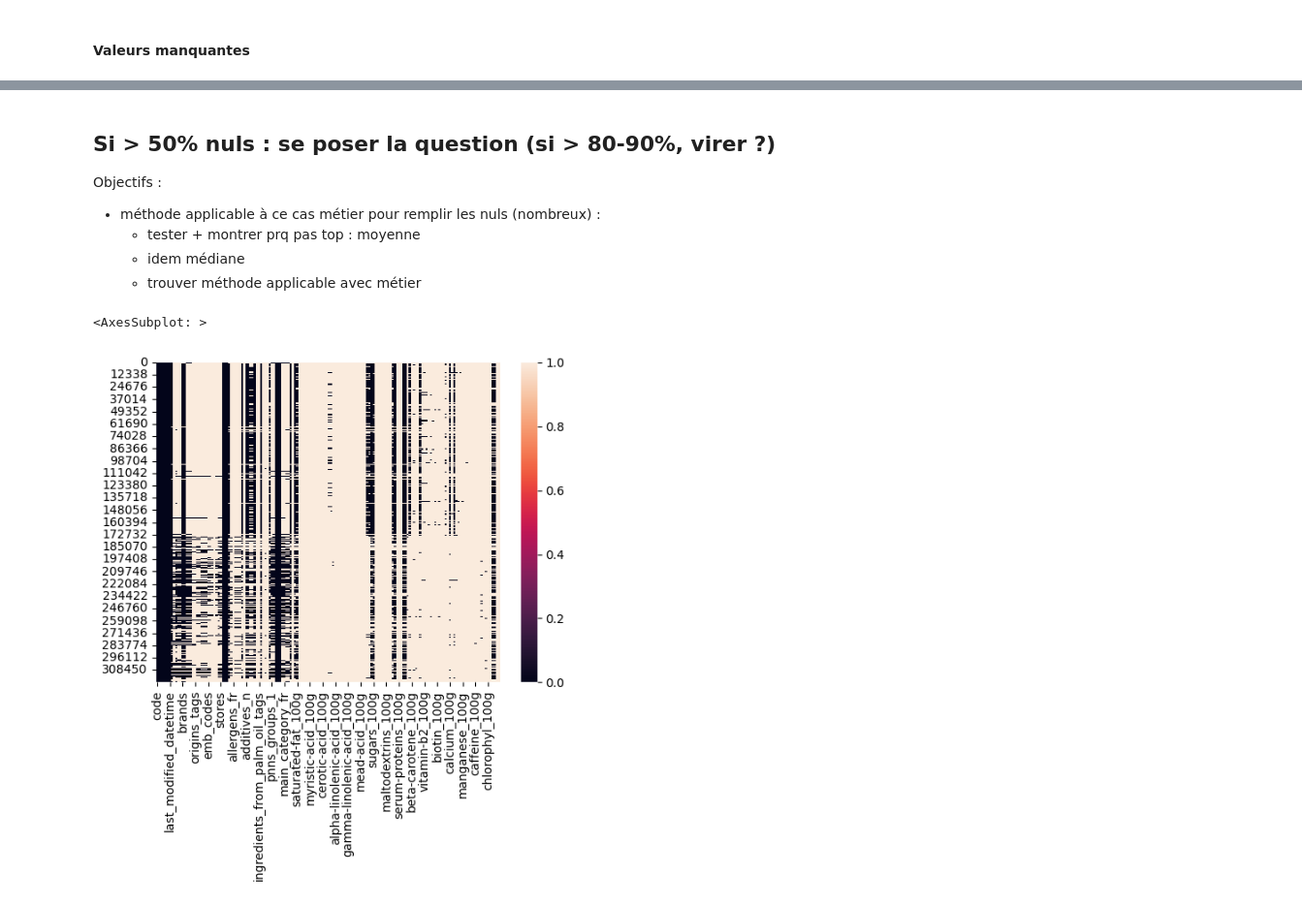
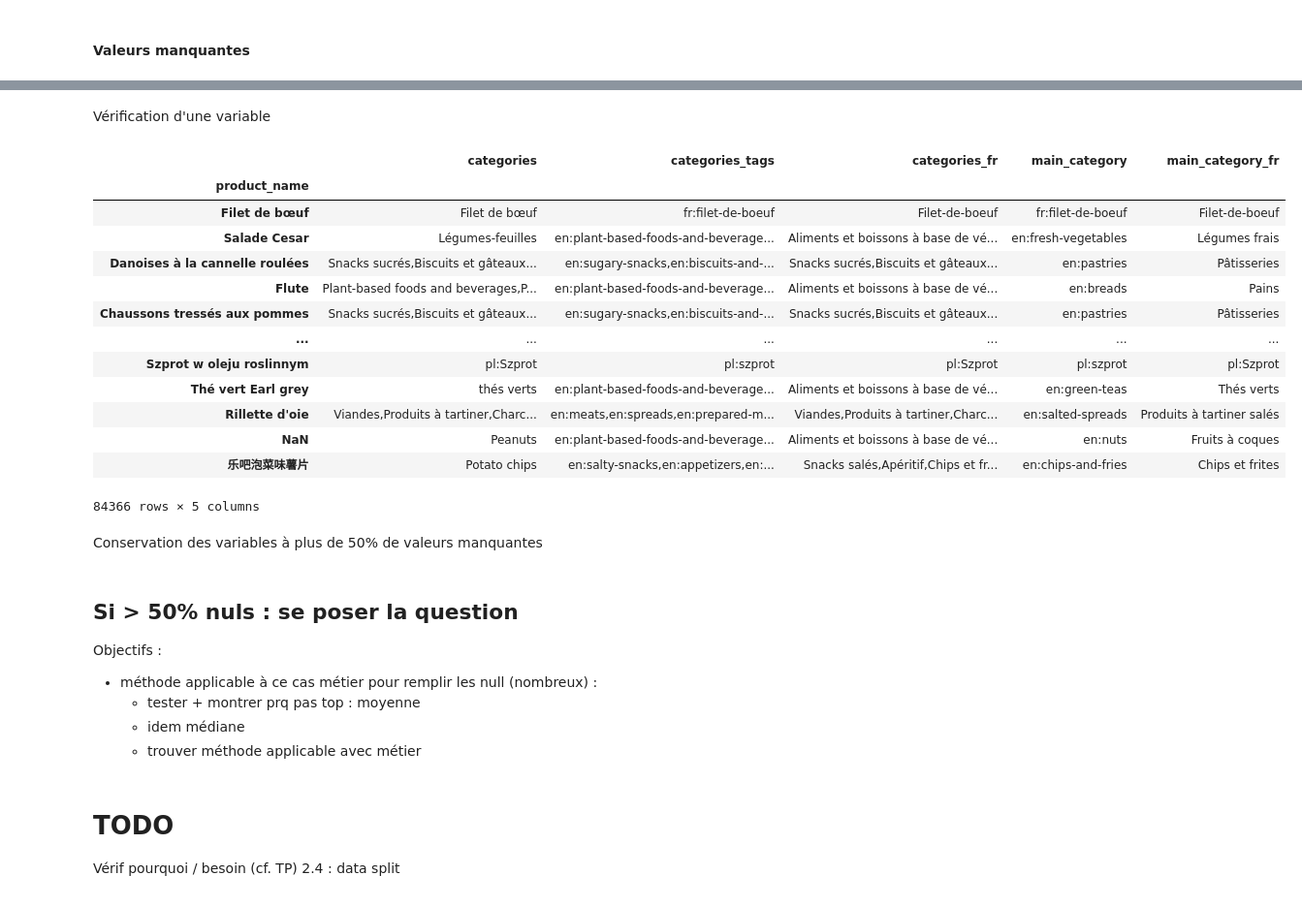
Before and after one commit to sycod/OC_projects, a Jupyter notebook: P2/P2 analyse exploratoire.ipynb, the cells around one changed output, grey strips where cells are left out. Shown at 97% size. Saved outputs shown, nothing was run; the diff lists cells and outputs as text; code cells hidden in the pictures.

```diff
--- a/P2/P2 analyse exploratoire.ipynb
+++ b/P2/P2 analyse exploratoire.ipynb
@@ -148,13 +252,34 @@ show_values_on_bars(sns_t, "h", 0.5)
+# %% [markdown]
+Vérification d'une variable
+# %%
+regex_ = "categ"
+display(df_clean.filter(regex=regex_).dropna())
+# %% [output]
+|  | categories | categories_tags | categories_fr | main_category | main_category_fr |
+| product_name |  |  |  |  |  |
+| Filet de bœuf | Filet de bœuf | fr:filet-de-boeuf | Filet-de-boeuf | fr:filet-de-boeuf | Filet-de-boeuf |
+| Salade Cesar | Légumes-feuilles | en:plant-based-foods-and-beverage... | Aliments et boissons à base de vé... | en:fresh-vegetables | Légumes frais |
+| Danoises à la cannelle roulées | Snacks sucrés,Biscuits et gâteaux... | en:sugary-snacks,en:biscuits-and-... | Snacks sucrés,Biscuits et gâteaux... | en:pastries | Pâtisseries |
+| Flute | Plant-based foods and beverages,P... | en:plant-based-foods-and-beverage... | Aliments et boissons à base de vé... | en:breads | Pains |
+| Chaussons tressés aux pommes | Snacks sucrés,Biscuits et gâteaux... | en:sugary-snacks,en:biscuits-and-... | Snacks sucrés,Biscuits et gâteaux... | en:pastries | Pâtisseries |
+| ... | ... | ... | ... | ... | ... |
+| Szprot w oleju roslinnym | pl:Szprot | pl:szprot | pl:Szprot | pl:szprot | pl:Szprot |
+| Thé vert Earl grey | thés verts | en:plant-based-foods-and-beverage... | Aliments et boissons à base de vé... | en:green-teas | Thés verts |
+| Rillette d'oie | Viandes,Produits à tartiner,Charc... | en:meats,en:spreads,en:prepared-m... | Viandes,Produits à tartiner,Charc... | en:salted-spreads | Produits à tartiner salés |
+| NaN | Peanuts | en:plant-based-foods-and-beverage... | Aliments et boissons à base de vé... | en:nuts | Fruits à coques |
+| 乐吧泡菜味薯片 | Potato chips | en:salty-snacks,en:appetizers,en:... | Snacks salés,Apéritif,Chips et fr... | en:chips-and-fries | Chips et frites |
+84366 rows × 5 columns
+# %% [markdown]
+Conservation des variables à plus de 50% de valeurs manquantes
 # %% [markdown]
-## Si > 50% nuls : se poser la question (si > 80-90%, virer ?)
+## Si > 50% nuls : se poser la question
 
 Objectifs :
-- méthode applicable à ce cas métier pour remplir les nuls (nombreux) :
+- méthode applicable à ce cas métier pour remplir les null (nombreux) :
   - tester + montrer prq pas top : moyenne
   - idem médiane
   - trouver méthode applicable avec métier
-# %%
-sns.heatmap(data_raw.isnull())
-# %% [output]
-<AxesSubplot: >
-[figure, removed]
+# %% [markdown]
+# TODO
+
+Vérif pourquoi / besoin (cf. TP) 2.4 : data split
```
Also changed, not shown: parts of 14 cells of this notebook.
